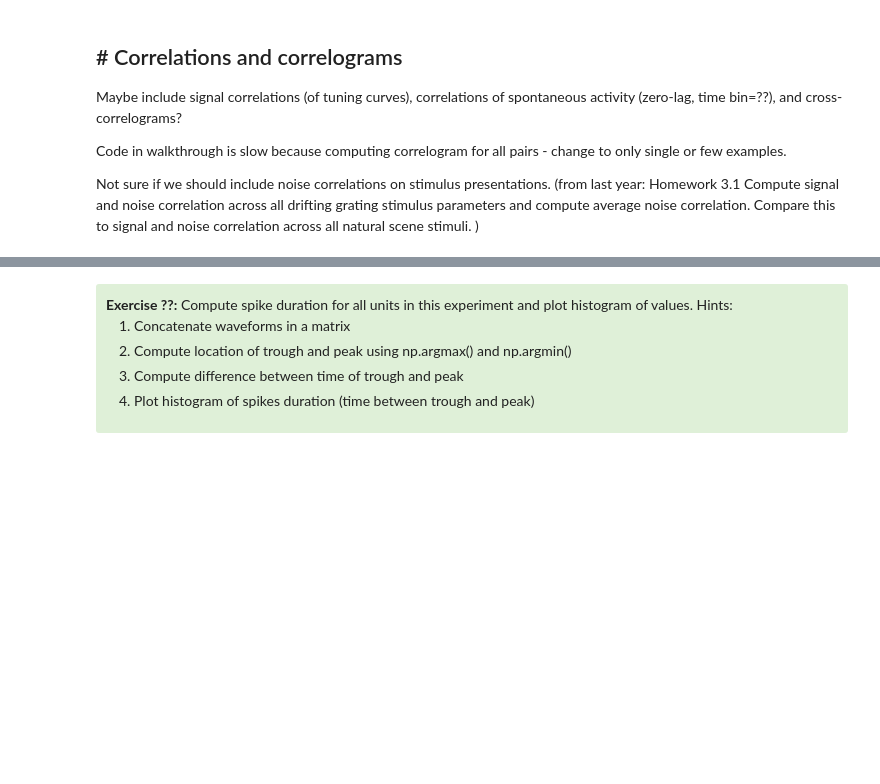
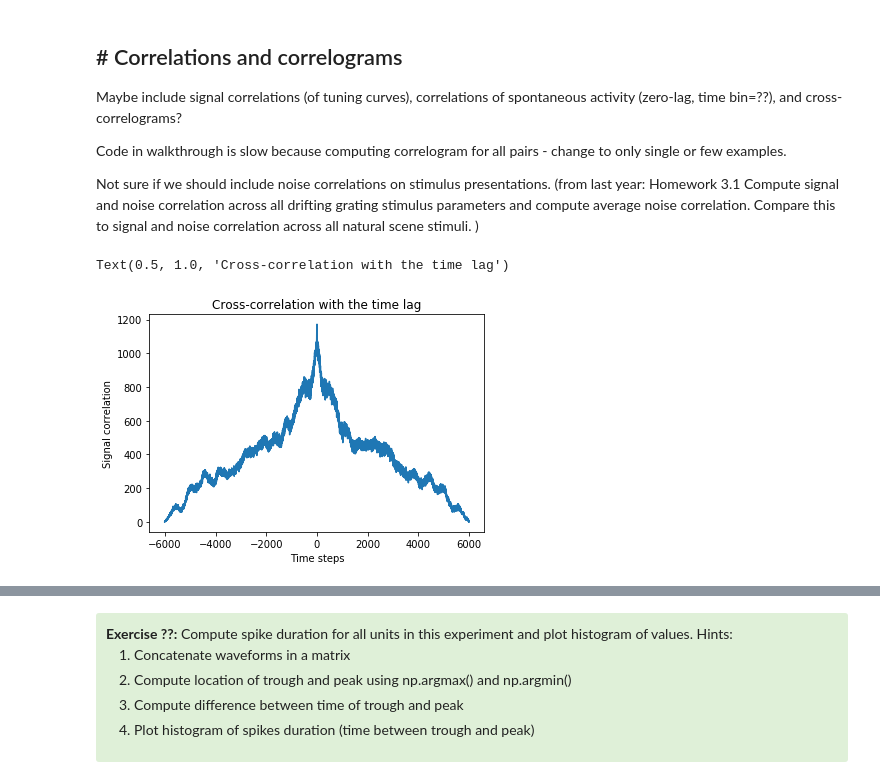
Before and after one commit to AllenInstitute/SWDB_2019, a Jupyter notebook: DynamicBrain/Neuropixels_exercises.ipynb, the cells around one changed output, grey strips where cells are left out. Drawn from its saved outputs; the diff is of its cells as text; code cells hidden in the pictures; blank space fills up the shorter version.

```diff
--- a/DynamicBrain/Neuropixels_exercises.ipynb
+++ b/DynamicBrain/Neuropixels_exercises.ipynb
@@ -233,3 +233,50 @@ Maybe include signal correlations (of tuning curves), correlations of spontaneou
 Code in walkthrough is slow because computing correlogram for all pairs - change to only single or few examples.
 
 Not sure if we should include noise correlations on stimulus presentations. (from last year: Homework 3.1 Compute signal and noise correlation across all drifting grating stimulus parameters and compute average noise correlation. Compare this to signal and noise correlation across all natural scene stimuli. )
+# %%
+# get the data for the spontaneous activity
+
+
+spon = session.stimulus_presentations.loc[
+    session.stimulus_presentations["stimulus_name"] == "spontaneous",
+    ["start_time", "stop_time"]
+]
+
+# get the info about the first session of spontaneous acitivyt
+first_spon_id = spon.index.values[0]
+first_spon_duration = spon.loc[first_spon_id, "stop_time"] - spon.loc[first_spon_id, "start_time"]
+
+# 1 - sec
+time_step = 1 / 100
+time_domain = np.arange(0.0, first_spon_duration + time_step, time_step)
+
+histograms = session.presentationwise_spike_counts(
+    bin_edges=time_domain,
+    stimulus_presentation_ids=spon.index,
+    unit_ids=None
+)
+# %%
+# SOLUTION
+
+# plot the spike histograms for the first session only
+spike_counts = histograms[1]
+num_units = spike_counts.shape[1]
+
+# let's compute the correlation for two spike trains
+spike_train_1=spike_counts[:, 0]
+spike_train_2=spike_counts[:, 1]
+
+# compute one unit of correlation matrix
+xcorr=signal.correlate(spike_train_1,spike_train_2)
+
+# time steps
+time_shift=np.arange(-len(xcorr)/2,len(xcorr)/2,1)
+
+# plot the cross-correlation
+plt.plot(time_shift,xcorr)
+plt.ylabel('Signal correlation')
+plt.xlabel('Time steps')
+plt.title('Cross-correlation with the time lag')
+# %% [output]
+Text(0.5, 1.0, 'Cross-correlation with the time lag')
+[figure, added]
```
Also changed, not shown: parts of 7 cells of this notebook.
